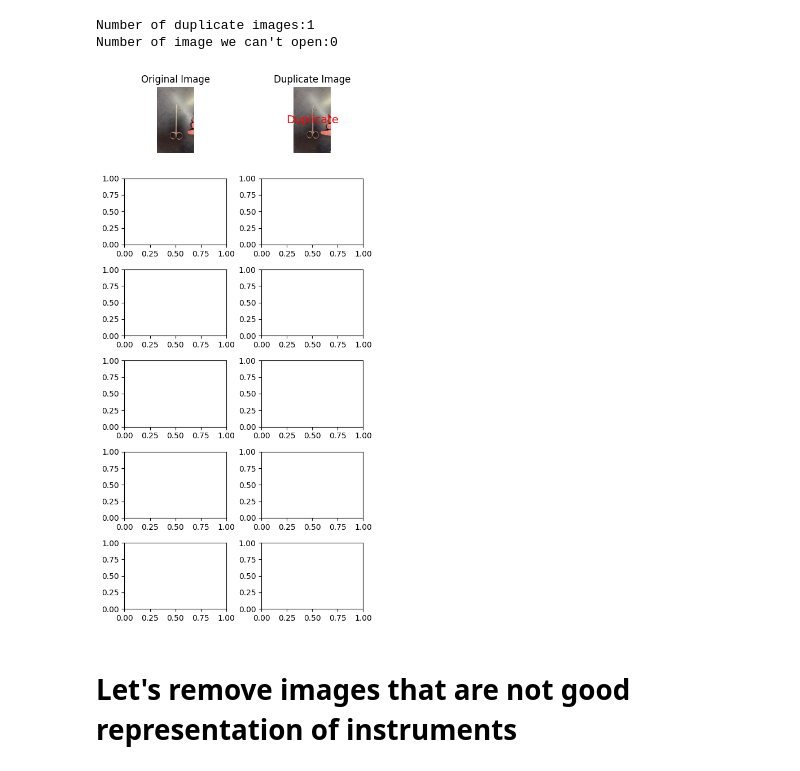
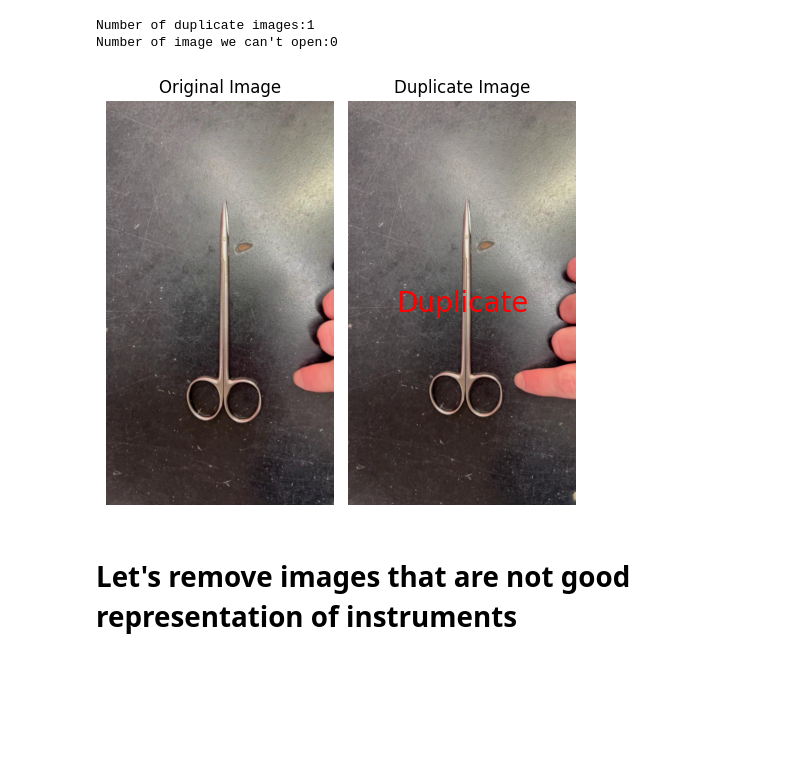
Before and after one commit to PiWebswiss/surgical-classification, a Jupyter notebook: get-data.ipynb, the cells around one changed output. Saved outputs shown, nothing was run; the diff lists cells and outputs as text; code cells hidden in the pictures; blank space fills up the shorter version.

```diff
--- a/get-data.ipynb
+++ b/get-data.ipynb
@@ -331,46 +350,68 @@ Number of image we can't open:0
 # %%
 # Define a function to open a image
 def open_img(path):
     with Image.open(path) as img:
         return np.array(img)
 
 
 # Visualize the duplicate image pairs
 number_of_image_to_display = 6
 
+# Assuming duplicated_image and original_image are your lists of image paths
+# Update number_of_image_to_display based on the actual number of image pairs
+actual_number_of_pairs = min(number_of_image_to_display, len(duplicated_image), len(original_image))
+
 # Create a figure with two subplots
-fig, axes = plt.subplots(number_of_image_to_display, 2, figsize=(5, 10))
-
+fig, axes = plt.subplots(actual_number_of_pairs, 2, figsize=(5, 10))
 
 for i, (duplicate_path, img_path) in enumerate(zip(duplicated_image[:number_of_image_to_display], original_image[:number_of_image_to_display])):
 
     # Open the image
     original_img = open_img(img_path)
     duplicate_img = open_img(duplicate_path)
 
-    axes[i, 0].imshow(original_img)
-    axes[i, 0].set_title("Original Image")
-    axes[i, 0].axis("off")
+    # Display the images
+    if actual_number_of_pairs == 1:
+        # Handling for a single pair of images
+        axes[0].imshow(original_img)
+        axes[0].set_title("Original Image")
+        axes[0].axis("off")
 
-    axes[i, 1].imshow(duplicate_img)
-    axes[i, 1].set_title("Duplicate Image")
-    axes[i, 1].axis("off")
+        axes[1].imshow(duplicate_img)
+        axes[1].set_title("Duplicate Image")
+        axes[1].axis("off")
+        axes[1].text(
+            0.5, 0.5, "Duplicate",
+            horizontalalignment="center",
+            verticalalignment="center",
+            transform=axes[1].transAxes,
+            fontsize=20,
+            color="red",
+        )
+    else:
+        axes[i, 0].imshow(original_img)
+        axes[i, 0].set_title("Original Image")
+        axes[i, 0].axis("off")
 
-    # Add a text label to indicate the duplicate relationship
-    axes[i, 1].text(
-        0.5, 0.5, "Duplicate",
-        horizontalalignment="center",
-        verticalalignment="center",
-        transform=axes[i, 1].transAxes,
-        fontsize=14,
-        color="red",
-    )
+        axes[i, 1].imshow(duplicate_img)
+        axes[i, 1].set_title("Duplicate Image")
+        axes[i, 1].axis("off")
+
+        # Add a text label to indicate the duplicate relationship
+        axes[i, 1].text(
+            0.5, 0.5, "Duplicate",
+            horizontalalignment="center",
+            verticalalignment="center",
+            transform=axes[i, 1].transAxes,
+            fontsize=14,
+            color="red",
+        )
 
 # Show the figure
 plt.tight_layout()
 plt.show()
 # %% [output]
-[figure, old version]
+[figure, new version]
 # %%
 # Delete images in the set
 for img_path in duplicated_image:
```
Also changed, not shown: parts of 13 cells of this notebook, 10 other files.
